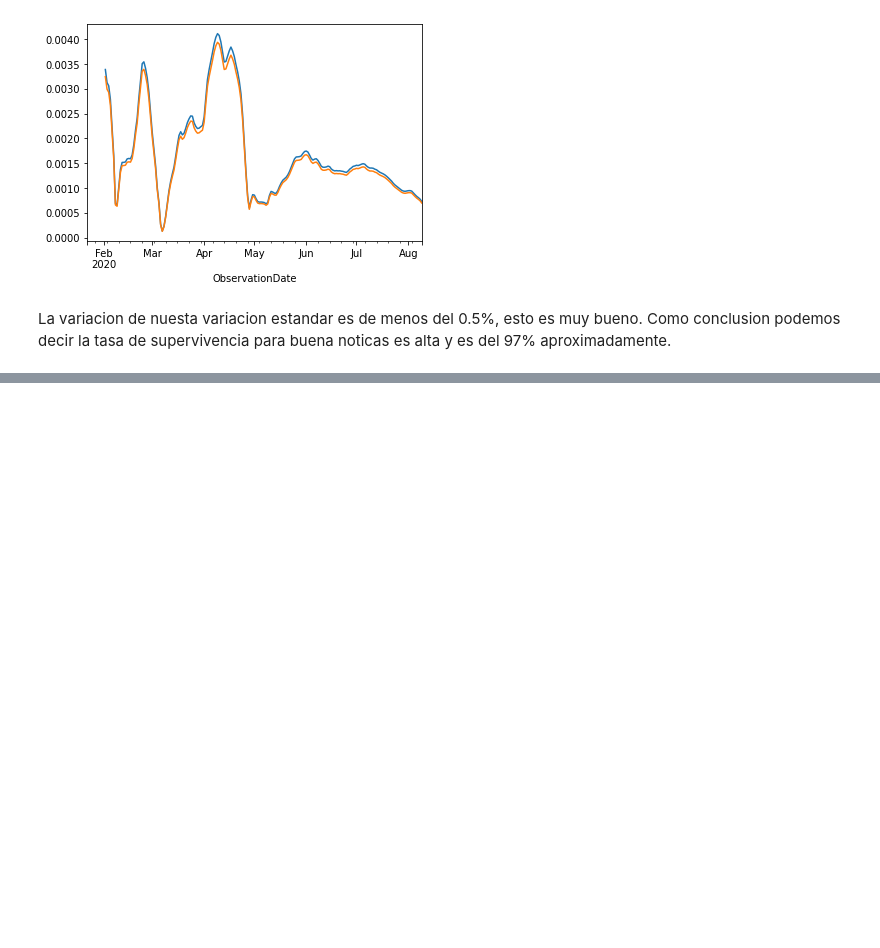
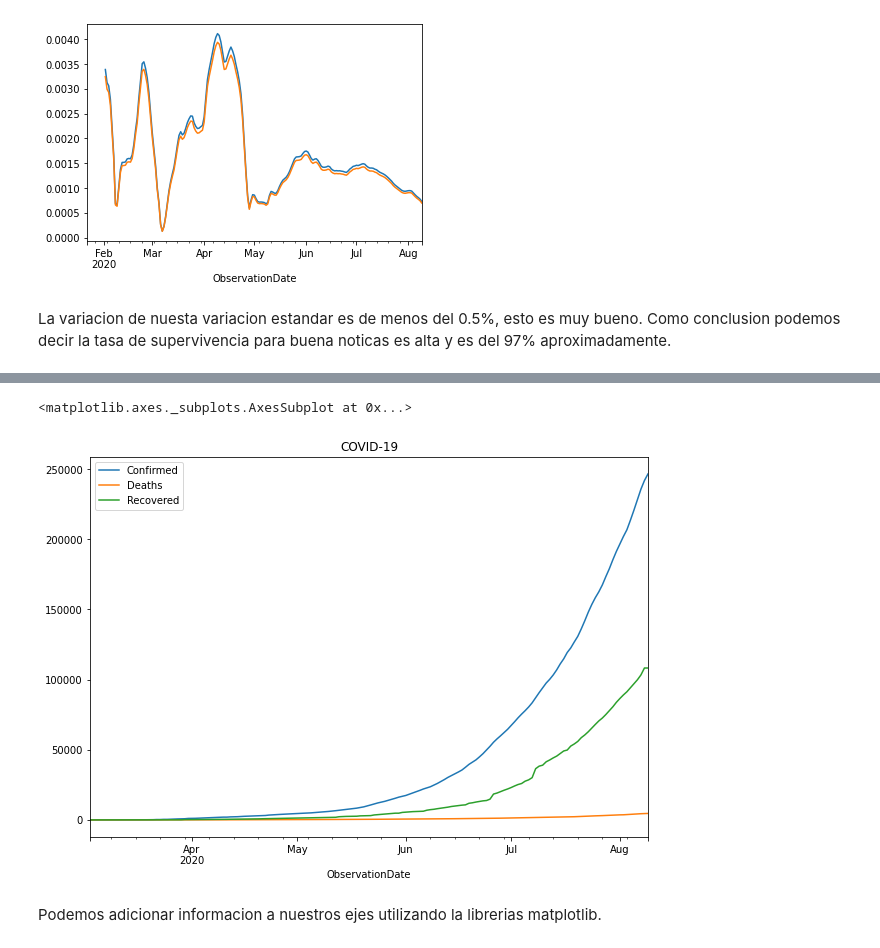
Before and after one commit to francomanca93/analisis-de-datos, a Jupyter notebook: 3-Aplicando-pandas/17_Series_de_tiempo_y_visualizacioes.ipynb, the cells around one changed output, grey strips where cells are left out. Drawn from its saved outputs; the diff is of its cells as text; code cells hidden in the pictures; blank space fills up the shorter version.

Commit message:
Trabajando con visualizaciones de Datos del COVID-19

```diff
--- a/3-Aplicando-pandas/17_Series_de_tiempo_y_visualizacioes.ipynb
+++ b/3-Aplicando-pandas/17_Series_de_tiempo_y_visualizacioes.ipynb
@@ -627,0 +653,5 @@ La variacion de nuesta variacion estandar es de menos del 0.5%, esto es muy buen
+# %%
+df_time = df.groupby(['Country/Region',
+            pd.Grouper(key='ObservationDate', freq='1D')]).sum()
+
+df_time
@@ -627,0 +673,3 @@ La variacion de nuesta variacion estandar es de menos del 0.5%, esto es muy buen
+# %%
+df_argentina = df_time.loc['Argentina', :]
+df_argentina
@@ -627,0 +691,7 @@ La variacion de nuesta variacion estandar es de menos del 0.5%, esto es muy buen
+# %%
+df_argentina.plot(figsize = (10,7), title='COVID-19')
+# %% [output]
+<matplotlib.axes._subplots.AxesSubplot at 0x...>
+[figure, added]
+# %% [markdown]
+Podemos adicionar informacion a nuestros ejes utilizando la librerias matplotlib.
```
Also changed, not shown: parts of 28 cells of this notebook.
